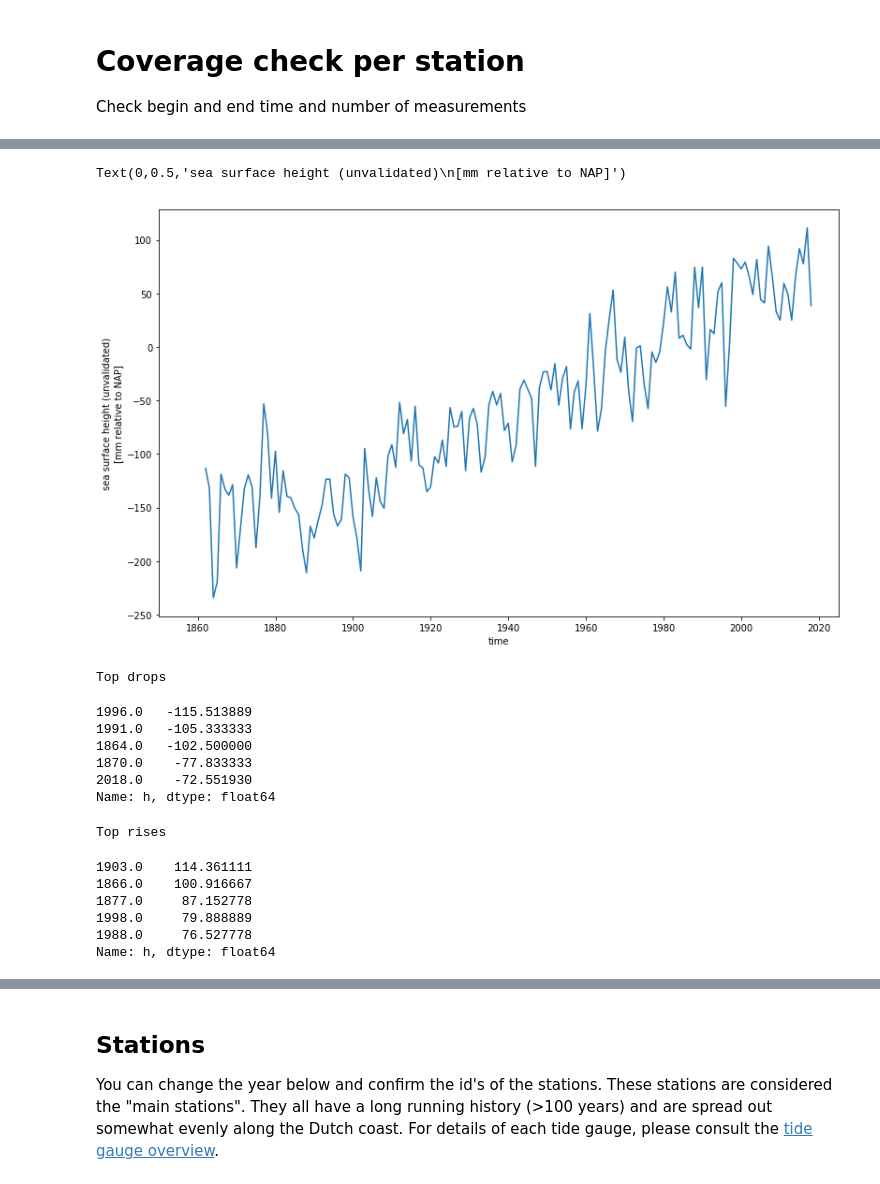
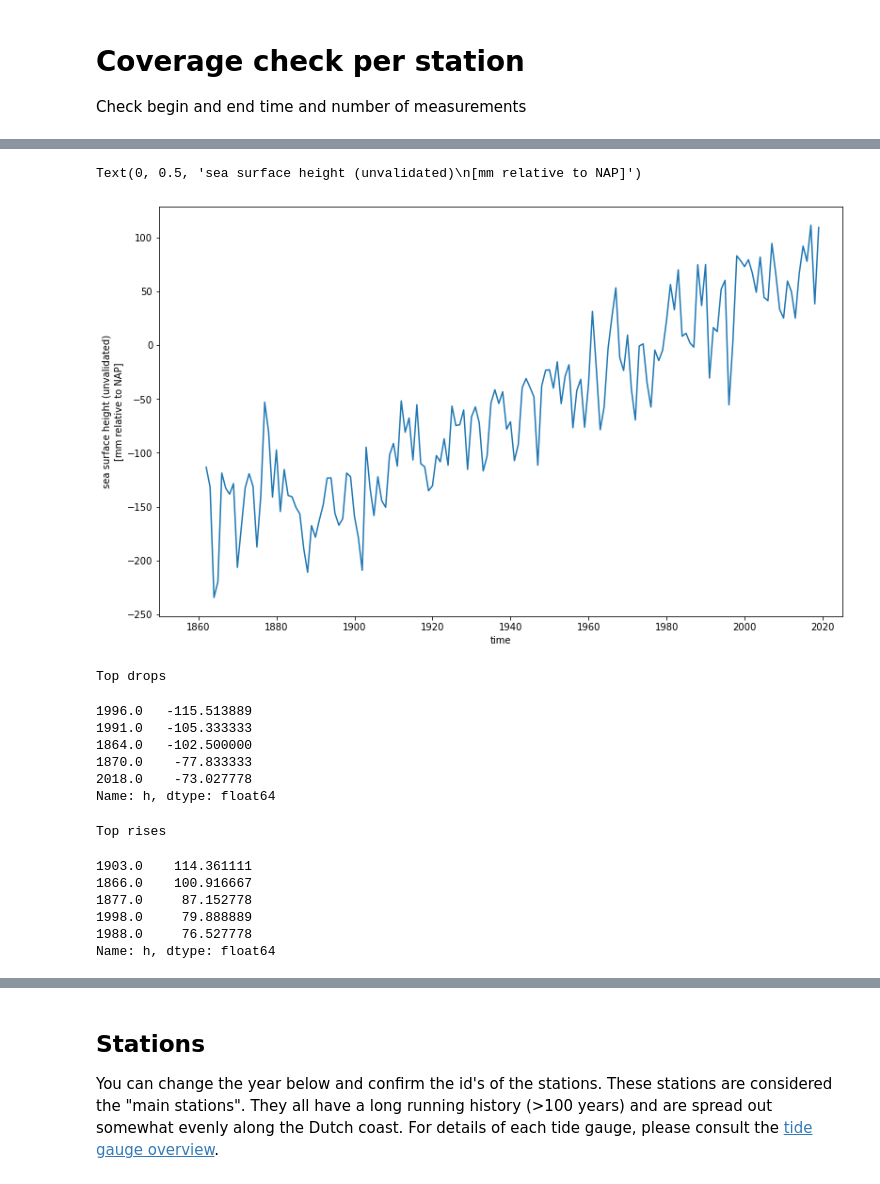
Before and after one commit to openearth/sealevel, a Jupyter notebook: notebooks/validation/current year validation.ipynb, the cells around one changed output, grey strips where cells are left out. Cells and saved outputs as stored; diff of their text form; code cells hidden in the pictures.

```diff
--- a/notebooks/validation/current year validation.ipynb
+++ b/notebooks/validation/current year validation.ipynb
@@ -394,24 +450,24 @@ pd.concat(all_ddl_means).reset_index().groupby('t').agg('mean')
 # %%
 # Manually copy the new average to the series
 # This are the figures that we use to provide the preliminary sea-level figures
 fig, ax = plt.subplots(figsize=(13, 8))
 new_row = pd.DataFrame(
     [
         pd.Series(
-            name=2018,
-            data=dict(h=3.869807*10)
+            name= current_year,
+            data=dict(h=10.9082*10)
         )
     ]
 )
 final_df = pd.concat([mean_df, new_row], sort=True)
 final_df.tail()
 final_df['h'].plot(ax=ax)
 ax.set_xlim(1850, 2025)
 ax.set_xlabel('time')
 ax.set_ylabel('sea surface height (unvalidated)\n[mm relative to NAP]')
 # %% [output]
-Text(0,0.5,'sea surface height (unvalidated)\n[mm relative to NAP]')
+Text(0, 0.5, 'sea surface height (unvalidated)\n[mm relative to NAP]')
-[figure, old version]
+[figure, new version]
 # %%
 # Look for noticable changes
 
@@ -426,7 +482,7 @@ Top drops
 1991.0   -105.333333
 1864.0   -102.500000
 1870.0    -77.833333
-2018.0    -72.551930
+2018.0    -73.027778
 Name: h, dtype: float64
 Top rises
 1903.0    114.361111
```
Also changed, not shown: parts of 21 cells of this notebook, 1 other file.
